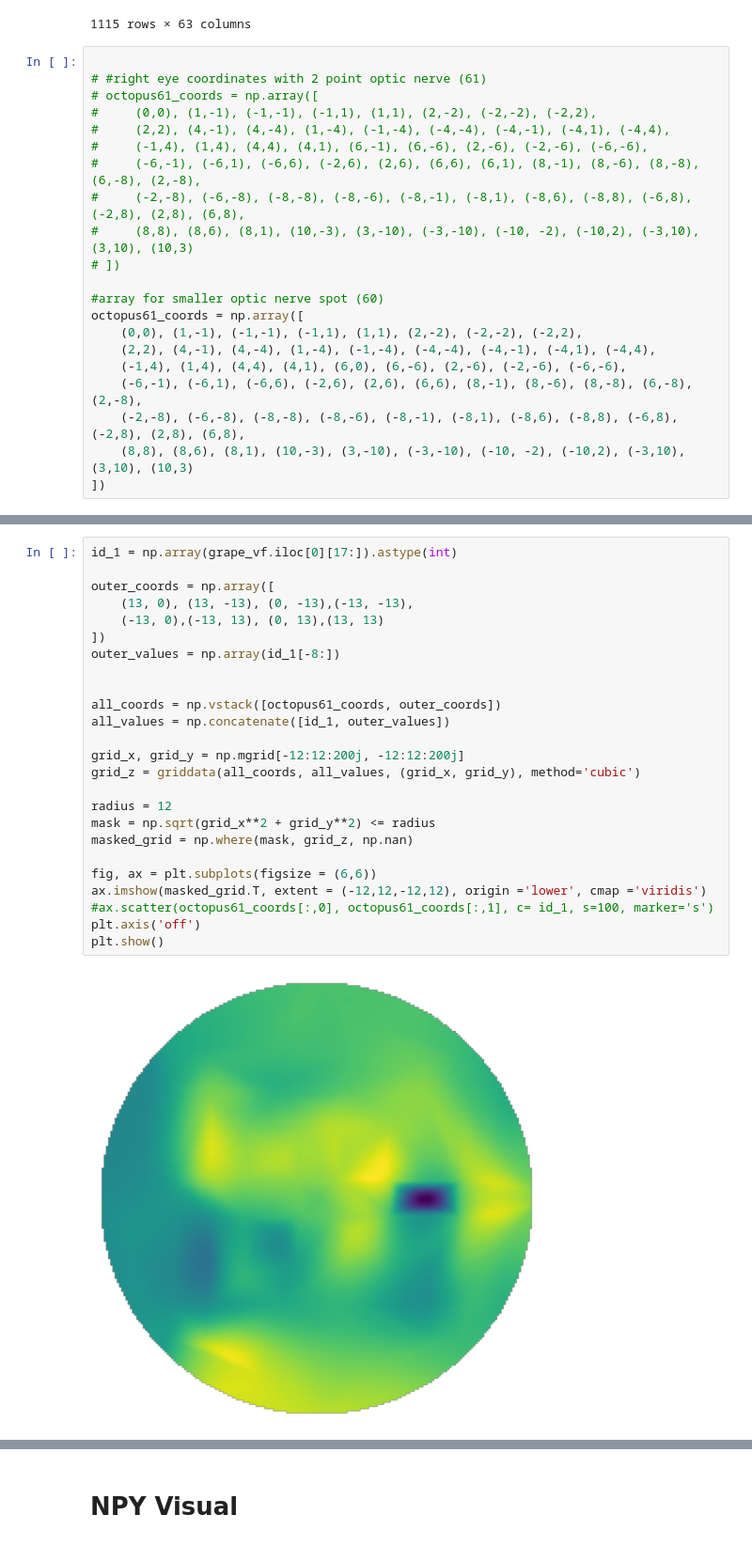
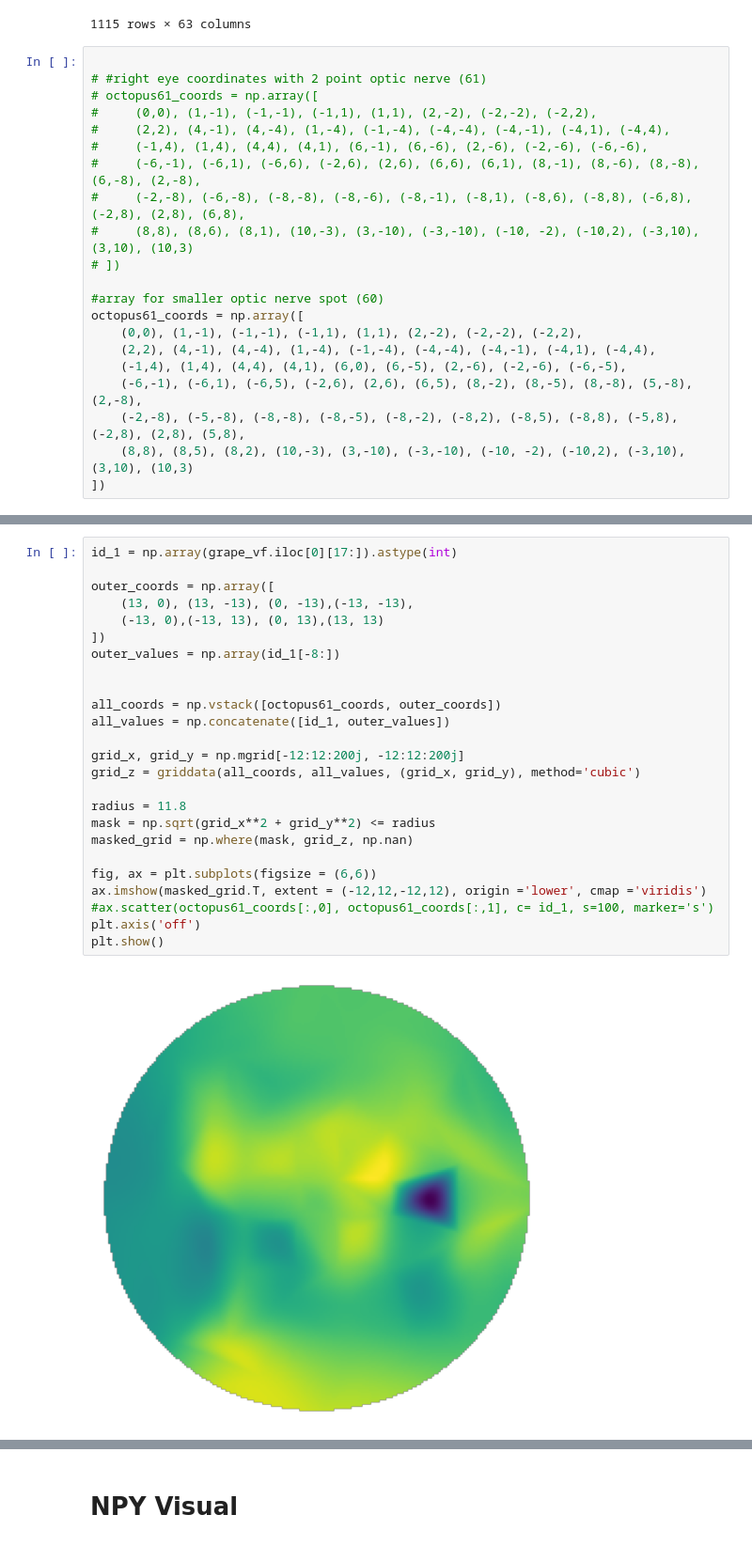
Before and after one commit to lilyhirano/Visual-Field-Analysis, a Jupyter notebook: grape_images.ipynb, the cells around one changed output, grey strips where cells are left out. Shown: that part at 94% size. Drawn from its saved outputs; the diff is of its cells as text.

```diff
--- a/grape_images.ipynb
+++ b/grape_images.ipynb
@@ -74,10 +74,10 @@ cropped
 octopus61_coords = np.array([
     (0,0), (1,-1), (-1,-1), (-1,1), (1,1), (2,-2), (-2,-2), (-2,2),
     (2,2), (4,-1), (4,-4), (1,-4), (-1,-4), (-4,-4), (-4,-1), (-4,1), (-4,4),
-    (-1,4), (1,4), (4,4), (4,1), (6,0), (6,-6), (2,-6), (-2,-6), (-6,-6),
-    (-6,-1), (-6,1), (-6,6), (-2,6), (2,6), (6,6), (8,-1), (8,-6), (8,-8), (6,-8), (2,-8),
-    (-2,-8), (-6,-8), (-8,-8), (-8,-6), (-8,-1), (-8,1), (-8,6), (-8,8), (-6,8), (-2,8), (2,8), (6,8),
-    (8,8), (8,6), (8,1), (10,-3), (3,-10), (-3,-10), (-10, -2), (-10,2), (-3,10), (3,10), (10,3)
+    (-1,4), (1,4), (4,4), (4,1), (6,0), (6,-5), (2,-6), (-2,-6), (-6,-5),
+    (-6,-1), (-6,1), (-6,5), (-2,6), (2,6), (6,5), (8,-2), (8,-5), (8,-8), (5,-8), (2,-8),
+    (-2,-8), (-5,-8), (-8,-8), (-8,-5), (-8,-2), (-8,2), (-8,5), (-8,8), (-5,8), (-2,8), (2,8), (5,8),
+    (8,8), (8,5), (8,2), (10,-3), (3,-10), (-3,-10), (-10, -2), (-10,2), (-3,10), (3,10), (10,3)
 ])
 # %%
 id_1 = np.array(grape_vf.iloc[0][17:]).astype(int)
@@ -95,30 +95,30 @@ plt.show()
 # %%
 id_1 = np.array(grape_vf.iloc[0][17:]).astype(int)
 
 outer_coords = np.array([
     (13, 0), (13, -13), (0, -13),(-13, -13),
     (-13, 0),(-13, 13), (0, 13),(13, 13)
 ])
 outer_values = np.array(id_1[-8:])
 
 
 all_coords = np.vstack([octopus61_coords, outer_coords])
 all_values = np.concatenate([id_1, outer_values])
 
 grid_x, grid_y = np.mgrid[-12:12:200j, -12:12:200j]
 grid_z = griddata(all_coords, all_values, (grid_x, grid_y), method='cubic')
 
-radius = 12
+radius = 11.8
 mask = np.sqrt(grid_x**2 + grid_y**2) <= radius
 masked_grid = np.where(mask, grid_z, np.nan)
 
 fig, ax = plt.subplots(figsize = (6,6))
 ax.imshow(masked_grid.T, extent = (-12,12,-12,12), origin ='lower', cmap ='viridis')
 #ax.scatter(octopus61_coords[:,0], octopus61_coords[:,1], c= id_1, s=100, marker='s')
 plt.axis('off')
 plt.show()
 # %% [output]
-[figure, old version]
+[figure, new version]
 # %%
 from scipy.interpolate import Rbf
 
```
Also changed, not shown: parts of 3 cells of this notebook, 9 other files.
